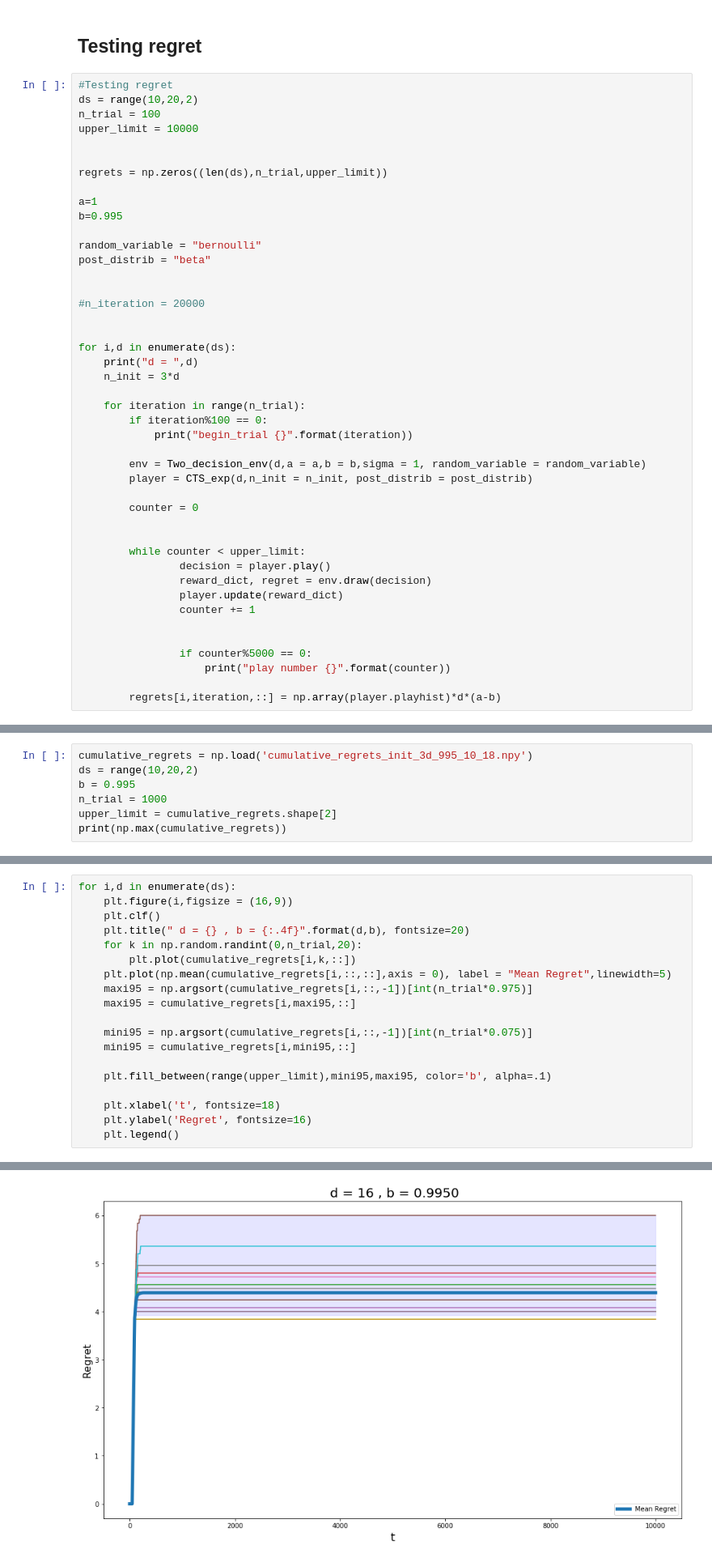
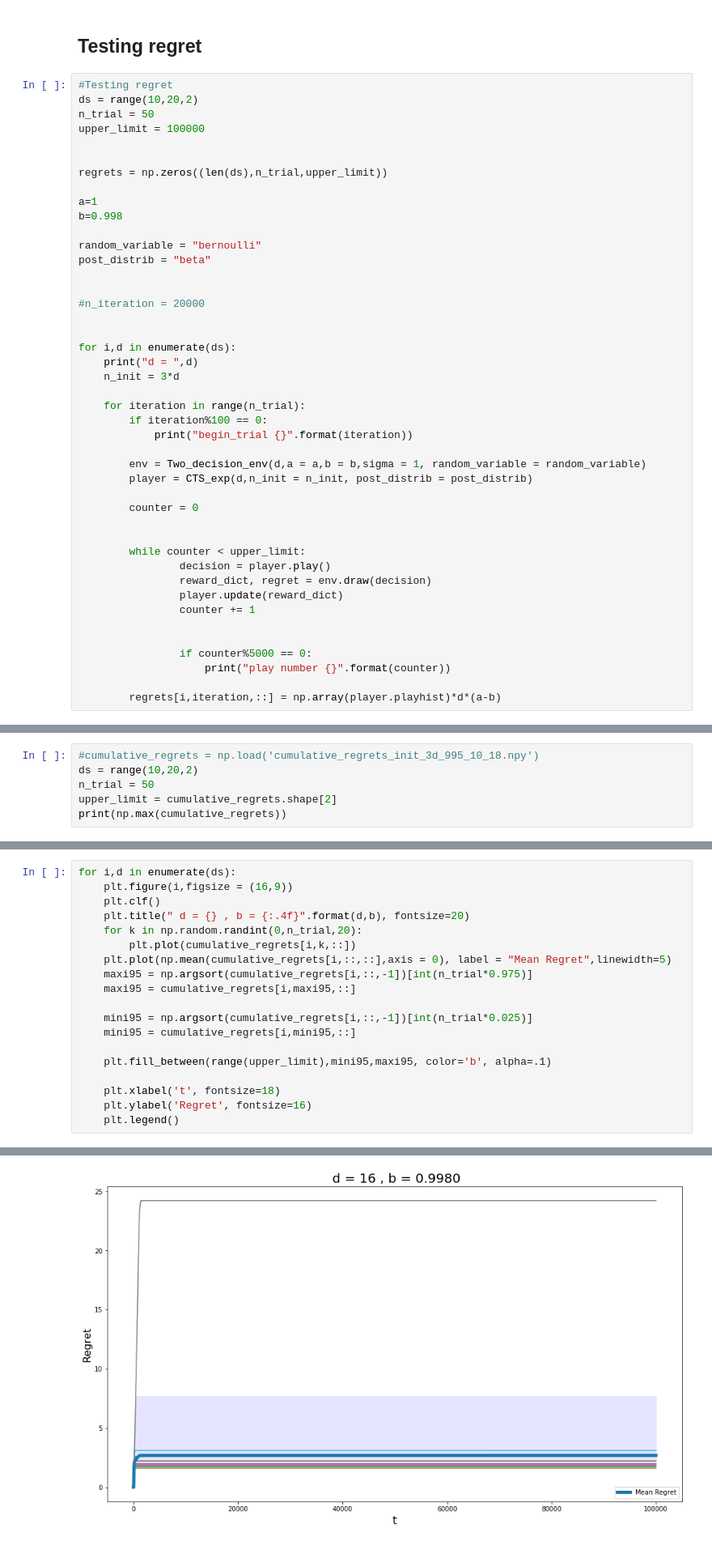
Before and after one commit to RaymZhang/TS_Combinatorial_Semi_Bandits_Curse, a Jupyter notebook: CTS_bipartite_graph.ipynb, the cells around one changed output, grey strips where cells are left out. Shown at 81% size. Saved outputs shown, nothing was run; the diff lists cells and outputs as text.

```diff
--- a/CTS_bipartite_graph.ipynb
+++ b/CTS_bipartite_graph.ipynb
@@ -912,14 +912,14 @@ Average_time3 = np.load('av9.npy')
 # %%
 #Testing regret
 ds = range(10,20,2)
-n_trial = 100
-upper_limit = 10000
+n_trial = 50
+upper_limit = 100000
 
 
 regrets = np.zeros((len(ds),n_trial,upper_limit))
 
 a=1
-b=0.995
+b=0.998
 
 random_variable = "bernoulli"
 post_distrib = "beta"
@@ -977,8 +977,7 @@ np.save('cumulative_regrets_init_3d_995_10_18', cumulative_regrets)
 # %%
-cumulative_regrets = np.load('cumulative_regrets_init_3d_995_10_18.npy')
+#cumulative_regrets = np.load('cumulative_regrets_init_3d_995_10_18.npy')
 ds = range(10,20,2)
-b = 0.995
-n_trial = 1000
+n_trial = 50
 upper_limit = cumulative_regrets.shape[2]
 print(np.max(cumulative_regrets))
 # %% [output]
@@ -994,7 +993,7 @@ for i,d in enumerate(ds):
     maxi95 = np.argsort(cumulative_regrets[i,::,-1])[int(n_trial*0.975)]
     maxi95 = cumulative_regrets[i,maxi95,::]
 
-    mini95 = np.argsort(cumulative_regrets[i,::,-1])[int(n_trial*0.075)]
+    mini95 = np.argsort(cumulative_regrets[i,::,-1])[int(n_trial*0.025)]
     mini95 = cumulative_regrets[i,mini95,::]
 
     plt.fill_between(range(upper_limit),mini95,maxi95, color='b', alpha=.1)
@@ -1009 +1008 @@ for i,d in enumerate(ds):
-[figure, old version]
+[figure, new version]
```
Also changed, not shown: parts of 8 cells of this notebook, 10 other files.
